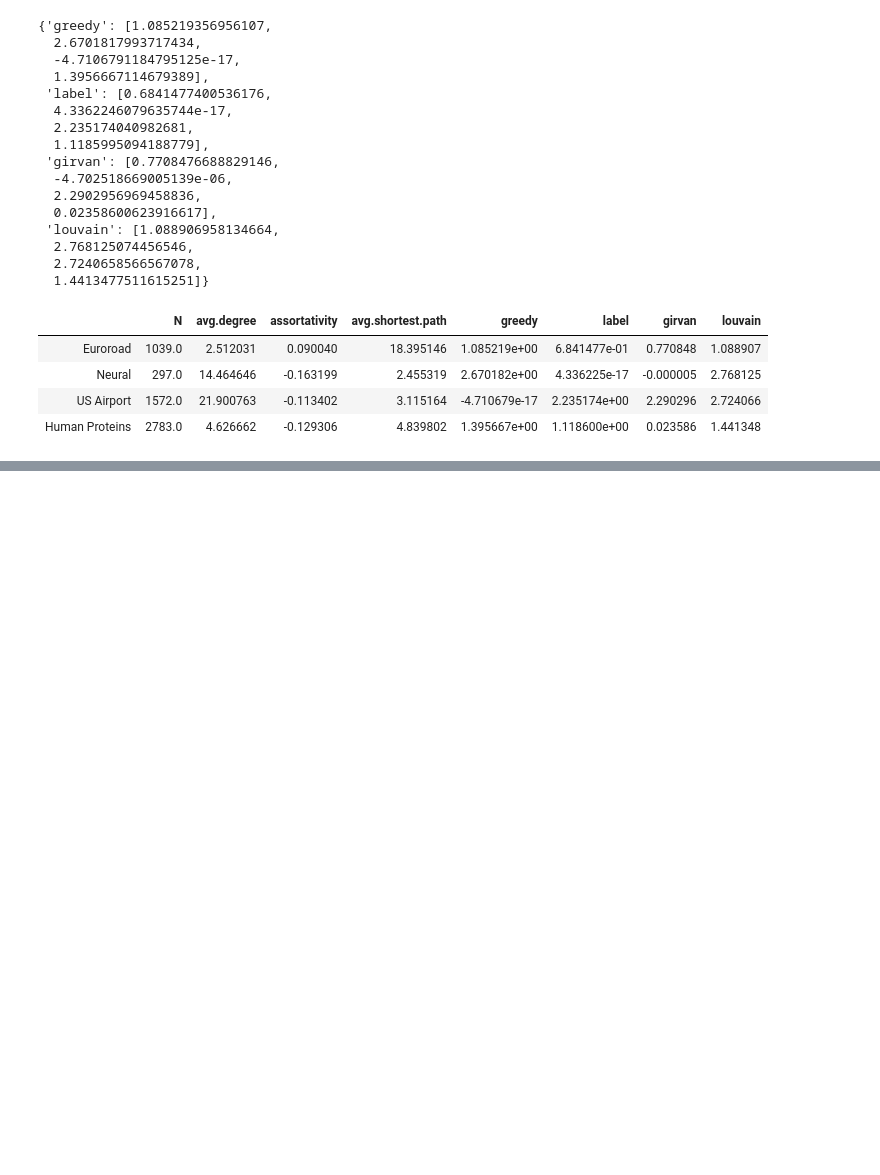
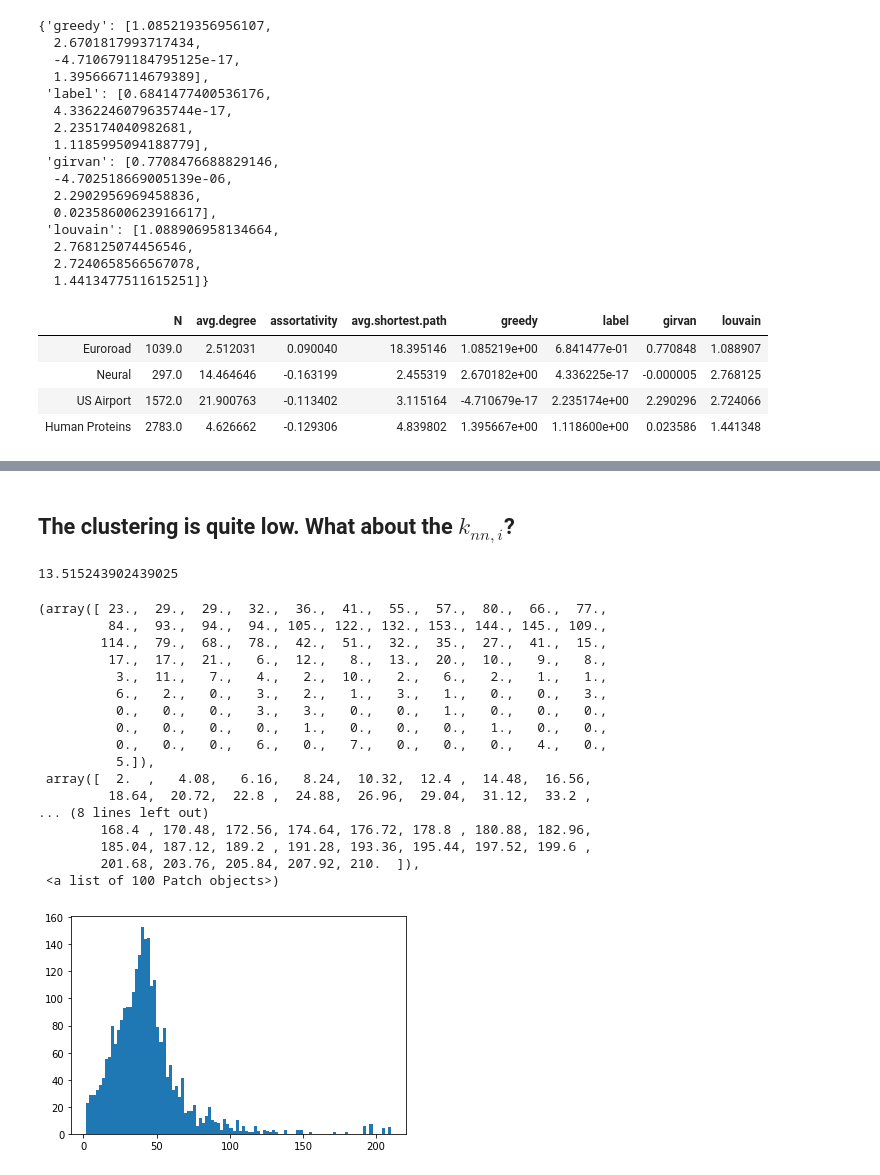
Before and after one commit to matheushjs/sandbox, a Jupyter notebook: complex_nets/lista2.ipynb, the cells around one changed output, grey strips where cells are left out. Saved outputs shown, nothing was run; the diff lists cells and outputs as text; code cells hidden in the pictures; blank space fills up the shorter version.

```diff
--- a/complex_nets/lista2.ipynb
+++ b/complex_nets/lista2.ipynb
@@ -1462,0 +1530,25 @@ s
+# %% [markdown]
+## The clustering is quite low. What about the $k_{nn,i}$?
+# %%
+neigs = undict(nx.average_neighbor_degree(stackG))
+plt.hist(neigs, bins=100)
+# %% [output]
+13.515243902439025
+(array([ 23.,  29.,  29.,  32.,  36.,  41.,  55.,  57.,  80.,  66.,  77.,
+         84.,  93.,  94.,  94., 105., 122., 132., 153., 144., 145., 109.,
+        114.,  79.,  68.,  78.,  42.,  51.,  32.,  35.,  27.,  41.,  15.,
+         17.,  17.,  21.,   6.,  12.,   8.,  13.,  20.,  10.,   9.,   8.,
+          3.,  11.,   7.,   4.,   2.,  10.,   2.,   6.,   2.,   1.,   1.,
+          6.,   2.,   0.,   3.,   2.,   1.,   3.,   1.,   0.,   0.,   3.,
+          0.,   0.,   0.,   3.,   3.,   0.,   0.,   1.,   0.,   0.,   0.,
+          0.,   0.,   0.,   0.,   1.,   0.,   0.,   0.,   1.,   0.,   0.,
+          0.,   0.,   0.,   6.,   0.,   7.,   0.,   0.,   0.,   4.,   0.,
+          5.]),
+ array([  2.  ,   4.08,   6.16,   8.24,  10.32,  12.4 ,  14.48,  16.56,
+         18.64,  20.72,  22.8 ,  24.88,  26.96,  29.04,  31.12,  33.2 ,
+... (8 lines left out)
+        168.4 , 170.48, 172.56, 174.64, 176.72, 178.8 , 180.88, 182.96,
+        185.04, 187.12, 189.2 , 191.28, 193.36, 195.44, 197.52, 199.6 ,
+        201.68, 203.76, 205.84, 207.92, 210.  ]),
+ <a list of 100 Patch objects>)
+[figure, added]
```
Also changed, not shown: parts of 30 cells of this notebook.
